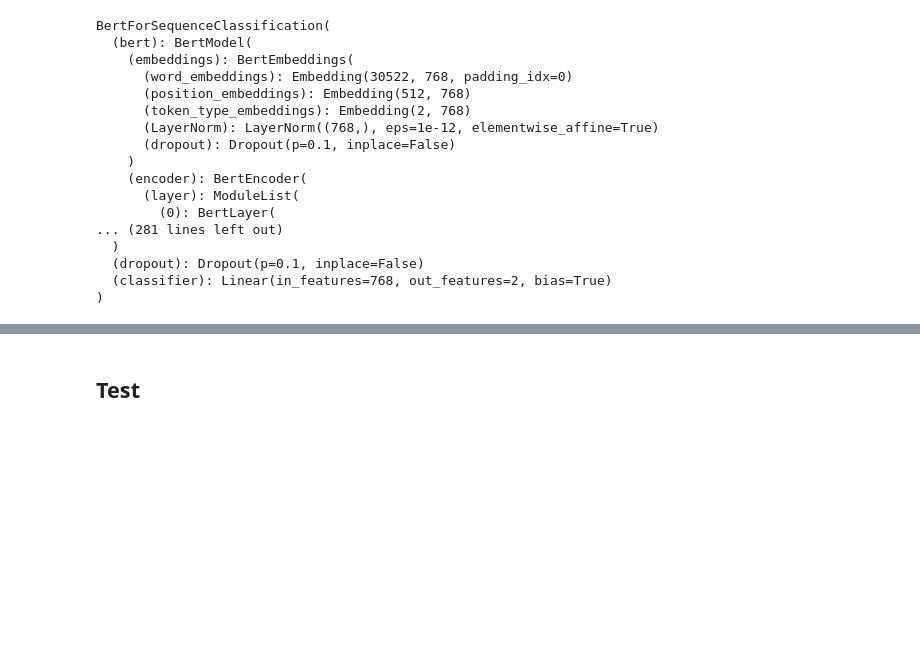
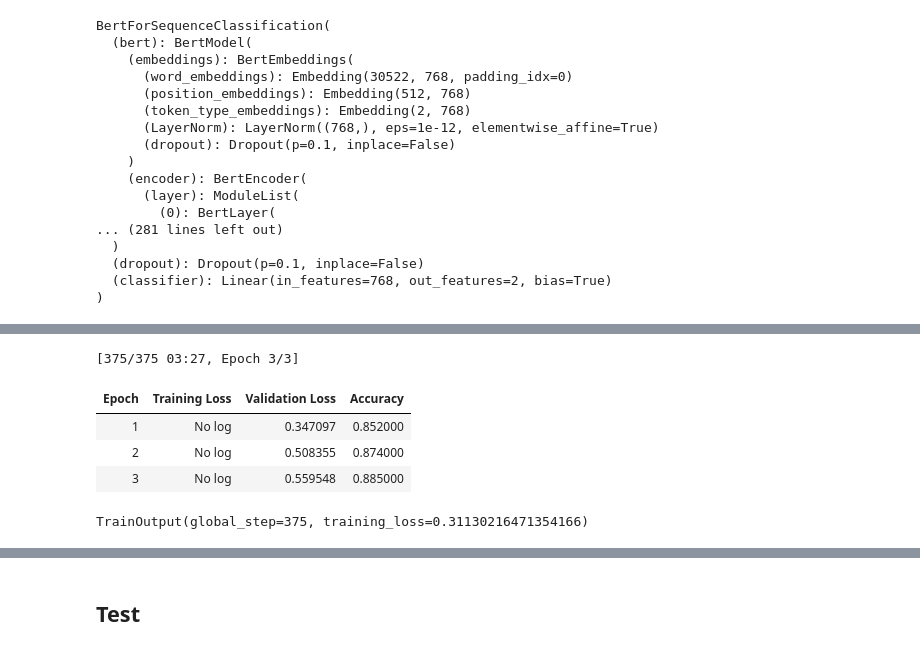
Before and after one commit to jis216/Fuzz_AdvTextAttack, a Jupyter notebook: IMDB_finetune.ipynb, the cells around one changed output, grey strips where cells are left out. Cells and saved outputs as stored; diff of their text form; code cells hidden in the pictures; blank space fills up the shorter version.

Commit message:
add hf trainer

```diff
--- a/IMDB_finetune.ipynb
+++ b/IMDB_finetune.ipynb
@@ -166,0 +171,4 @@ scheduler = get_linear_schedule_with_warmup(
+# %%
+from transformers import AutoModelForSequenceClassification
+
+model = AutoModelForSequenceClassification.from_pretrained("bert-base-cased", num_labels=2)
@@ -166,0 +181,32 @@ scheduler = get_linear_schedule_with_warmup(
+# %%
+import numpy as np
+from datasets import load_metric
+
+metric = load_metric("accuracy")
+
+
+def compute_metrics(eval_pred):
+    logits, labels = eval_pred
+    predictions = np.argmax(logits, axis=-1)
+    return metric.compute(predictions=predictions, references=labels)
+# %%
+from transformers import TrainingArguments
+
+training_args = TrainingArguments("test_trainer", evaluation_strategy="epoch")
+# %%
+from transformers import Trainer
+
+trainer = Trainer(model=model,
+                  args=training_args,
+                  train_dataset=small_train_dataset,
+                  eval_dataset=small_eval_dataset,
+                  compute_metrics=compute_metrics)
+# %%
+trainer.train()
+# %% [output]
+[375/375 03:27, Epoch 3/3]
+| Epoch | Training Loss | Validation Loss | Accuracy |
+| 1 | No log | 0.347097 | 0.852000 |
+| 2 | No log | 0.508355 | 0.874000 |
+| 3 | No log | 0.559548 | 0.885000 |
+TrainOutput(global_step=375, training_loss=0.31130216471354166)
```
Also changed, not shown: parts of 13 cells of this notebook, 1 other file.
